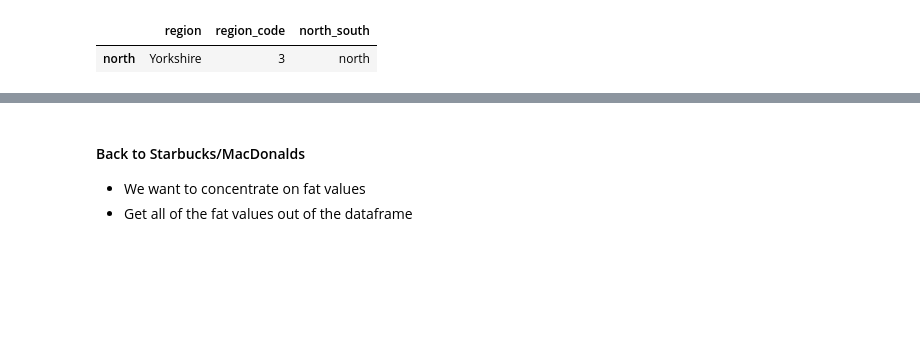
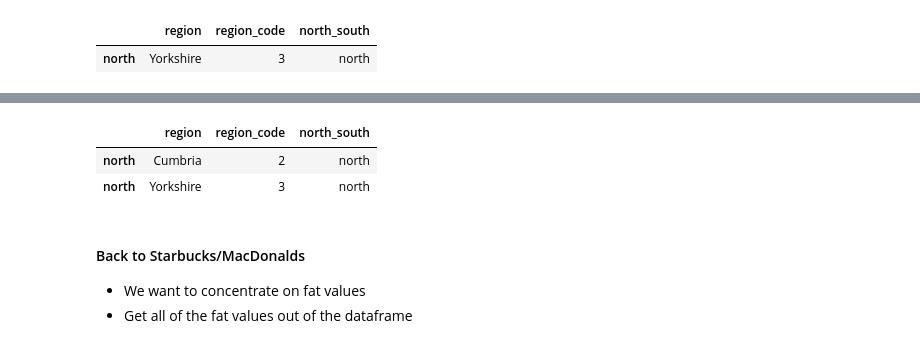
Before and after one commit to olsonac/data_science_for_brain_and_behaviour_26-27, a Jupyter notebook: Lectures/wk5_1&2_dataframes/wk5_1_dataframes_ver2.ipynb, the cells around one changed output, grey strips where cells are left out. Saved outputs shown, nothing was run; the diff lists cells and outputs as text; code cells hidden in the pictures; blank space fills up the shorter version.

```diff
--- a/Lectures/wk5_1&2_dataframes/wk5_1_dataframes_ver2.ipynb
+++ b/Lectures/wk5_1&2_dataframes/wk5_1_dataframes_ver2.ipynb
@@ -262,3 +302,9 @@ my_dataframe.iloc[-2:-1,]
+# %%
+my_dataframe.loc["north","region" : "north_south"]
+# %% [output]
+|  | region | region_code | north_south |
+| north | Cumbria | 2 | north |
+| north | Yorkshire | 3 | north |
 # %% [markdown]
 #### Back to Starbucks/MacDonalds
 
```
Also changed, not shown: parts of 15 cells of this notebook, 7 other files.
